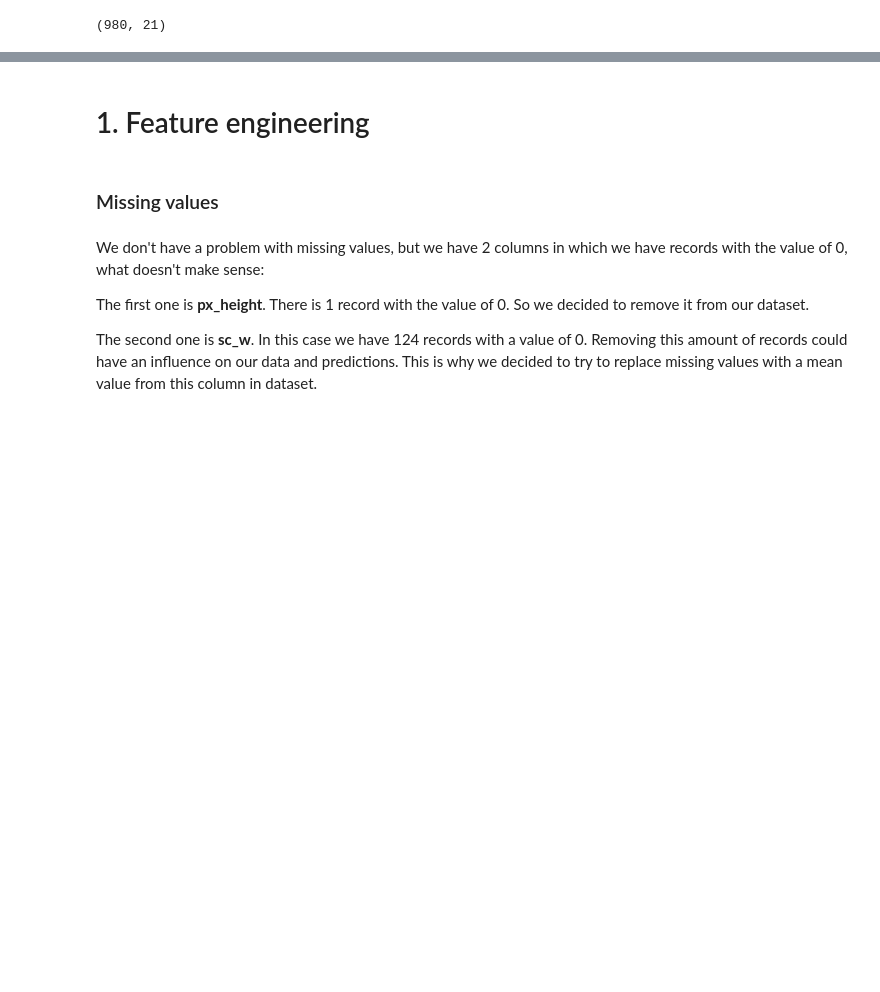
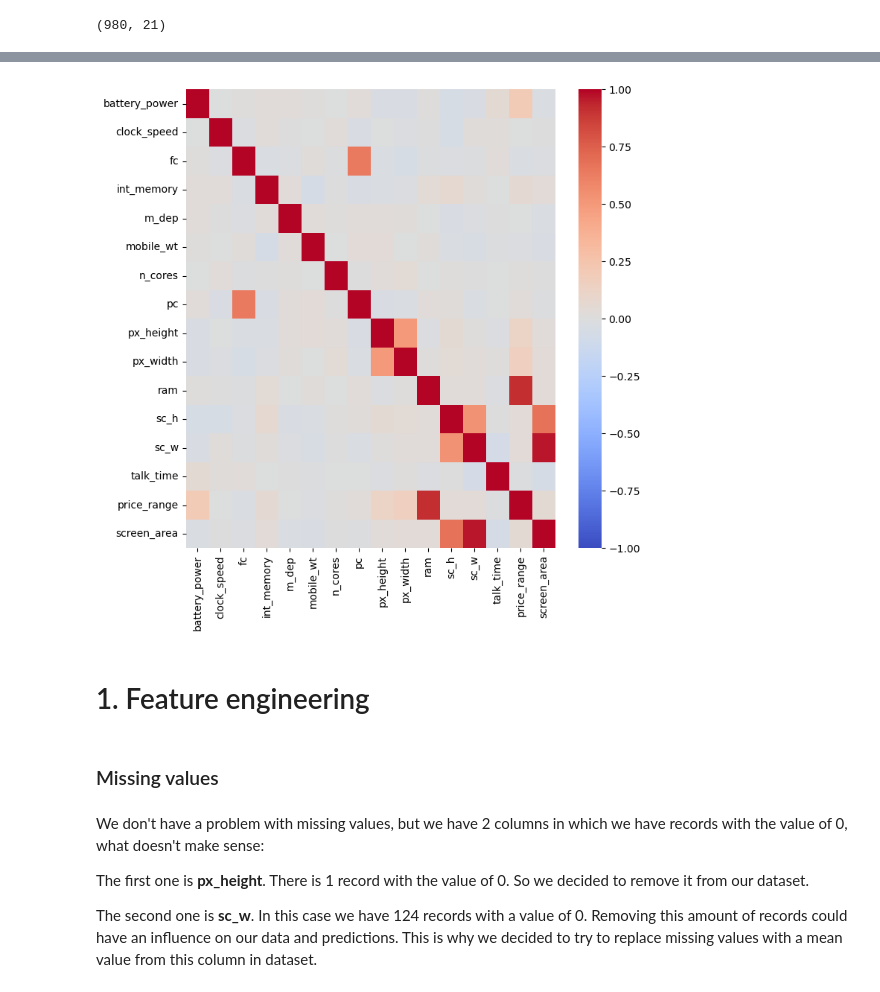
Before and after one commit to xxkaro/Phone-Prices-Classification, a Jupyter notebook: Modelling/modelling_final.ipynb, the cells around one changed output, grey strips where cells are left out. Saved outputs shown, nothing was run; the diff lists cells and outputs as text; code cells hidden in the pictures; blank space fills up the shorter version.

```diff
--- a/Modelling/modelling_final.ipynb
+++ b/Modelling/modelling_final.ipynb
@@ -46,3 +45,17 @@ NameError: name 'train_df' is not defined
+# %%
+all_columns = mobile_df.columns
+columns_binary = ['blue', 'dual_sim', 'four_g', 'three_g', 'touch_screen', 'wifi']
+selected_columns = [col for col in all_columns if col not in columns_binary]
+non_binary_df = mobile_df[selected_columns]
+non_binary_df['screen_area'] = non_binary_df['sc_h'] * non_binary_df['sc_w']
+
+corr = non_binary_df.corr()
+
+plt.figure(figsize=(8, 8))
+sns.heatmap(corr, annot=False, vmin=-1, vmax=1, cmap='coolwarm', fmt=".2f")
+plt.show()
+# %% [output]
+[figure, added]
 # %% [markdown]
 # 1. Feature engineering
 # %% [markdown]
```
Also changed, not shown: parts of 11 cells of this notebook.
